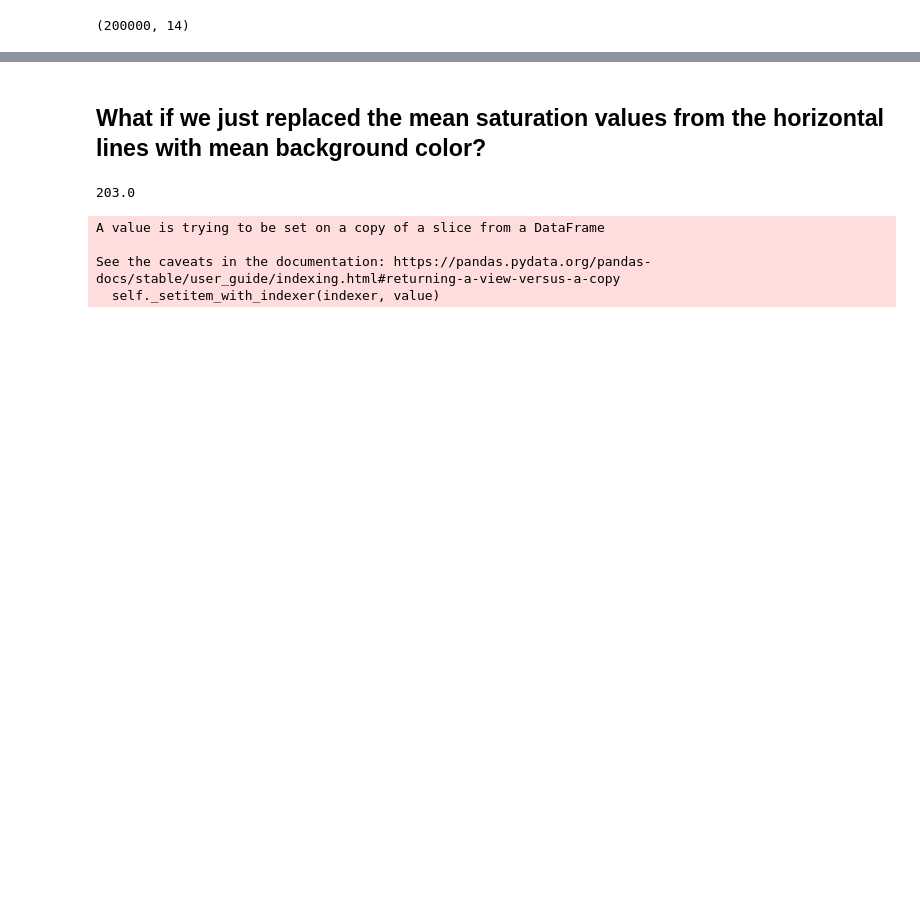
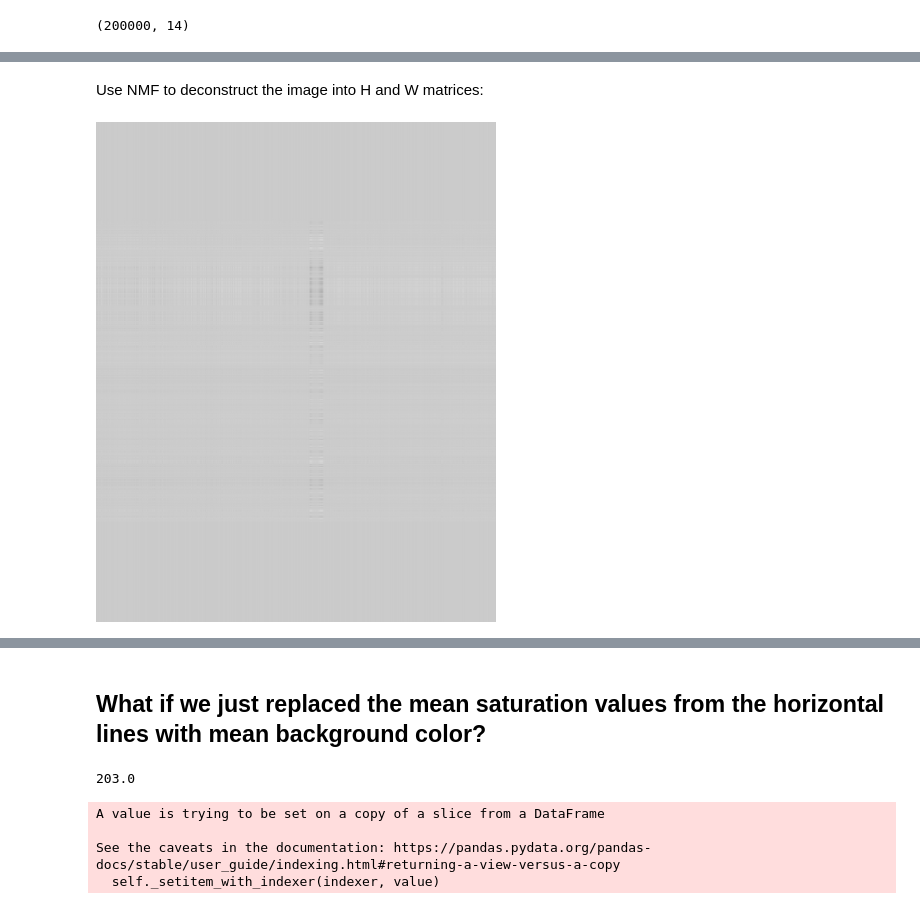
Before and after one commit to MegansColorado/Lined_Boats, a Jupyter notebook: Image_exploration.ipynb, the cells around one changed output, grey strips where cells are left out. Cells and saved outputs as stored; diff of their text form; code cells hidden in the pictures; blank space fills up the shorter version.

```diff
--- a/Image_exploration.ipynb
+++ b/Image_exploration.ipynb
@@ -419,0 +488,14 @@ array([[-0.87888924,  2.79026944, -3.01201622,  0.66064436, -0.90639511,
+# %% [markdown]
+Use NMF to deconstruct the image into H and W matrices:
+# %%
+#nmf = NMF(n_components = 4, max_iter=10000, tol = .001 )
+nmf = NMF(n_components = 2, max_iter=10000, tol = .001 )
+H = nmf.fit_transform(new_image)
+W = nmf.components_
+
+#combine Hand W to make new image
+
+new_image = H@W
+Image.fromarray(new_image.astype(np.uint8))
+# %% [output]
+[figure, added]
```
Also changed, not shown: parts of 24 cells of this notebook, 5 other files.
